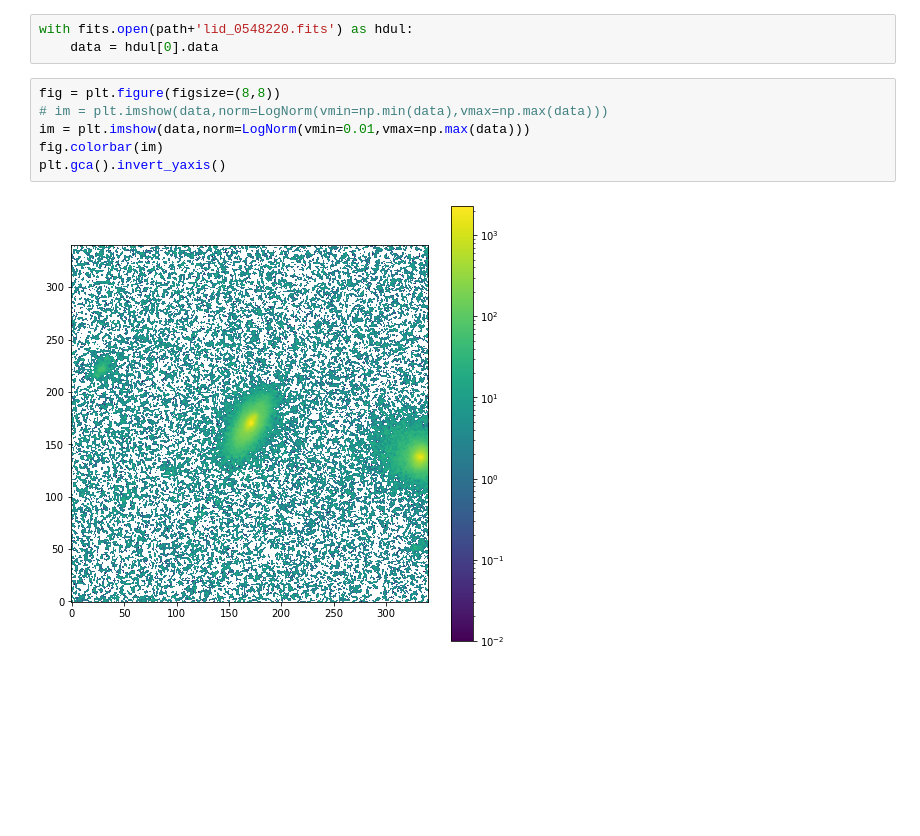
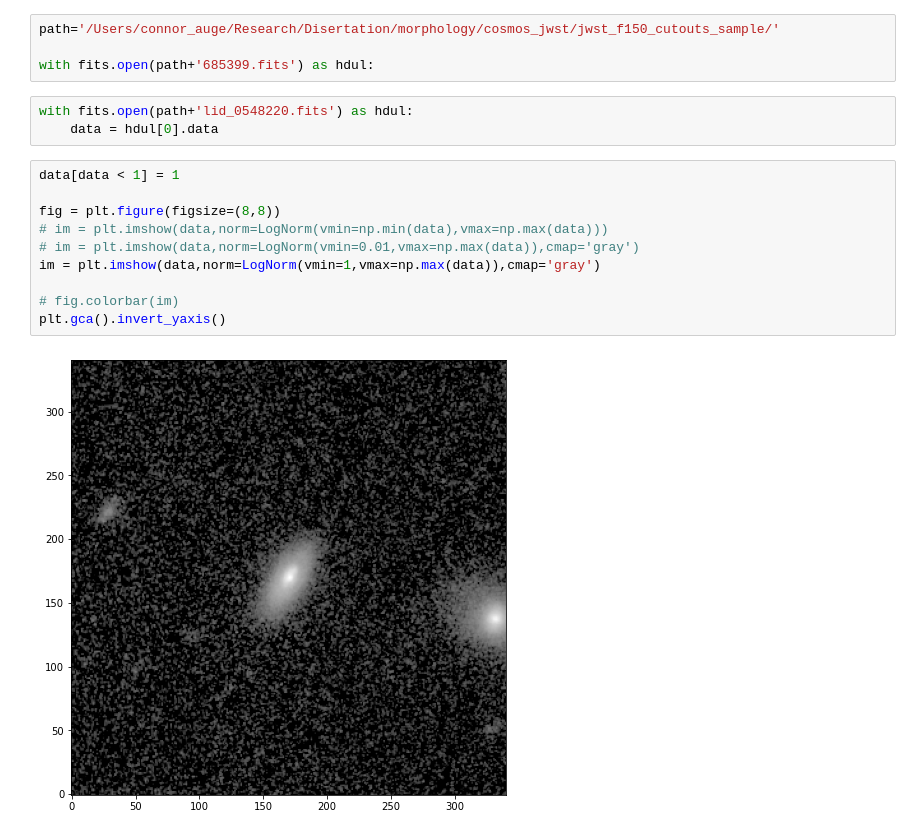
Before and after one commit to cwauge/auge_morph_codes, a Jupyter notebook: test_imshow.ipynb, the cells around one changed output. Drawn from its saved outputs; the diff is of its cells as text; blank space fills up the shorter version.

```diff
--- a/test_imshow.ipynb
+++ b/test_imshow.ipynb
@@ -5,14 +5,22 @@ from matplotlib.colors import LogNorm
 from astropy.io import fits
 # %%
 path='/Users/connor_auge/Research/Disertation/morphology/visual/COSMOS/cosmos_cutouts_sample_published/'
+# %%
+path='/Users/connor_auge/Research/Disertation/morphology/cosmos_jwst/jwst_f150_cutouts_sample/'
+
+with fits.open(path+'685399.fits') as hdul:
 # %%
 with fits.open(path+'lid_0548220.fits') as hdul:
     data = hdul[0].data
 # %%
+data[data < 1] = 1
+
 fig = plt.figure(figsize=(8,8))
 # im = plt.imshow(data,norm=LogNorm(vmin=np.min(data),vmax=np.max(data)))
-im = plt.imshow(data,norm=LogNorm(vmin=0.01,vmax=np.max(data)))
-fig.colorbar(im)
+# im = plt.imshow(data,norm=LogNorm(vmin=0.01,vmax=np.max(data)),cmap='gray')
+im = plt.imshow(data,norm=LogNorm(vmin=1,vmax=np.max(data)),cmap='gray')
+
+# fig.colorbar(im)
 plt.gca().invert_yaxis()
 # %% [output]
-[figure, old version]
+[figure, new version]
```
